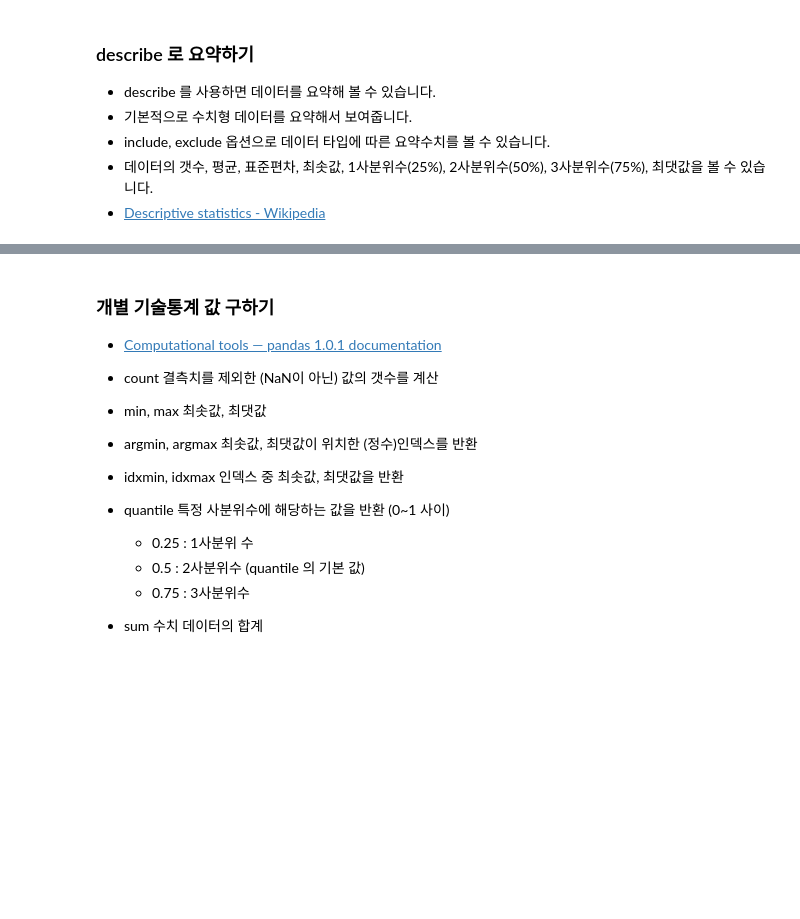
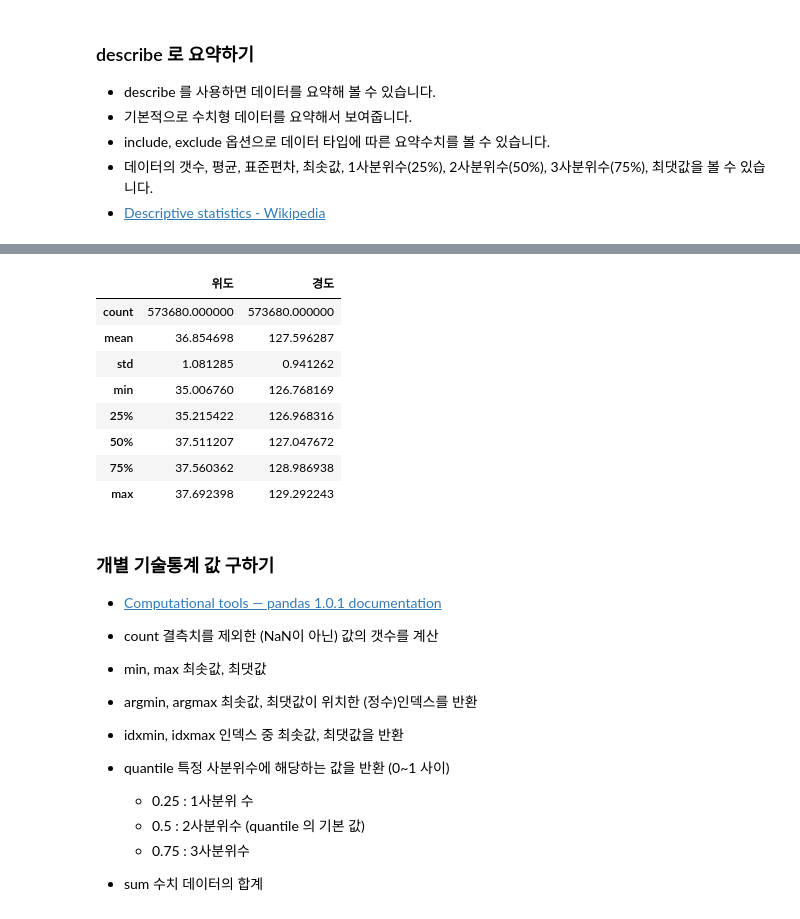
Before and after one commit to dotruni/TIL, a Jupyter notebook: store_eda_input.ipynb, the cells around one changed output, grey strips where cells are left out. Cells and saved outputs as stored; diff of their text form; code cells hidden in the pictures; blank space fills up the shorter version.

```diff
--- a/store_eda_input.ipynb
+++ b/store_eda_input.ipynb
@@ -530,6 +542,18 @@ df.iloc[-5:,-5:]
 # %%
 # 필요한 컬럼에 대한 요약만 봅니다.
 # 위도, 경도 만 따로 가져와 요약합니다.
+# 두개 이상의 컬럼을 들고 올 때는 리스트 형태로 가지고 오기
+df[["위도","경도"]].describe()
+# %% [output]
+|  | 위도 | 경도 |
+| count | 573680.000000 | 573680.000000 |
+| mean | 36.854698 | 127.596287 |
+| std | 1.081285 | 0.941262 |
+| min | 35.006760 | 126.768169 |
+| 25% | 35.215422 | 126.968316 |
+| 50% | 37.511207 | 127.047672 |
+| 75% | 37.560362 | 128.986938 |
+| max | 37.692398 | 129.292243 |
 # %% [markdown]
 ### 개별 기술통계 값 구하기
 
```
Also changed, not shown: parts of 17 cells of this notebook.
